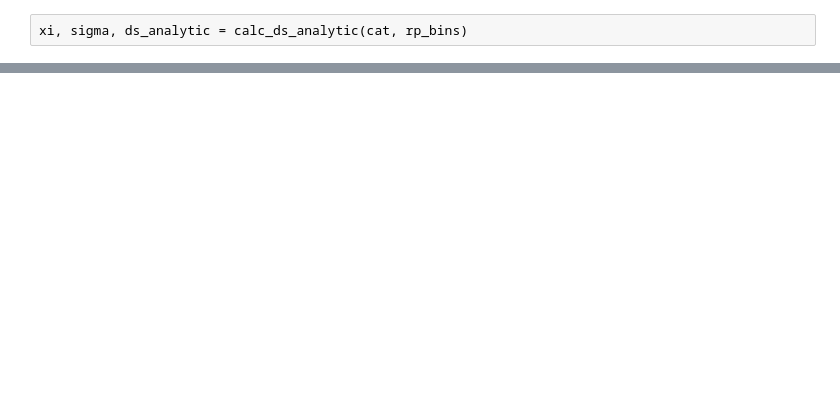
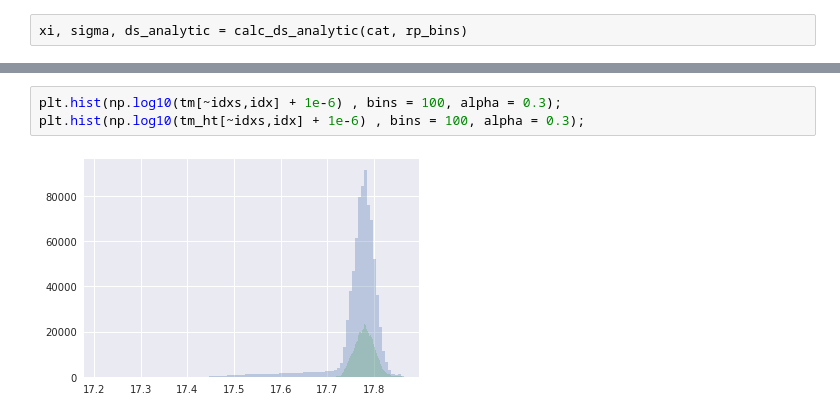
Before and after one commit to mclaughlin6464/pearce, a Jupyter notebook: notebooks/Debug Delta Sigma.ipynb, the cells around one changed output, grey strips where cells are left out. Cells and saved outputs as stored; diff of their text form; blank space fills up the shorter version.

```diff
--- a/notebooks/Debug Delta Sigma.ipynb
+++ b/notebooks/Debug Delta Sigma.ipynb
@@ -275,0 +386,5 @@ ds2 = calc_ds2(cat, rp_bins)
+# %%
+plt.hist(np.log10(tm[~idxs,idx] + 1e-6) , bins = 100, alpha = 0.3);
+plt.hist(np.log10(tm_ht[~idxs,idx] + 1e-6) , bins = 100, alpha = 0.3);
+# %% [output]
+[figure, added]
```
Also changed, not shown: parts of 31 cells of this notebook.
